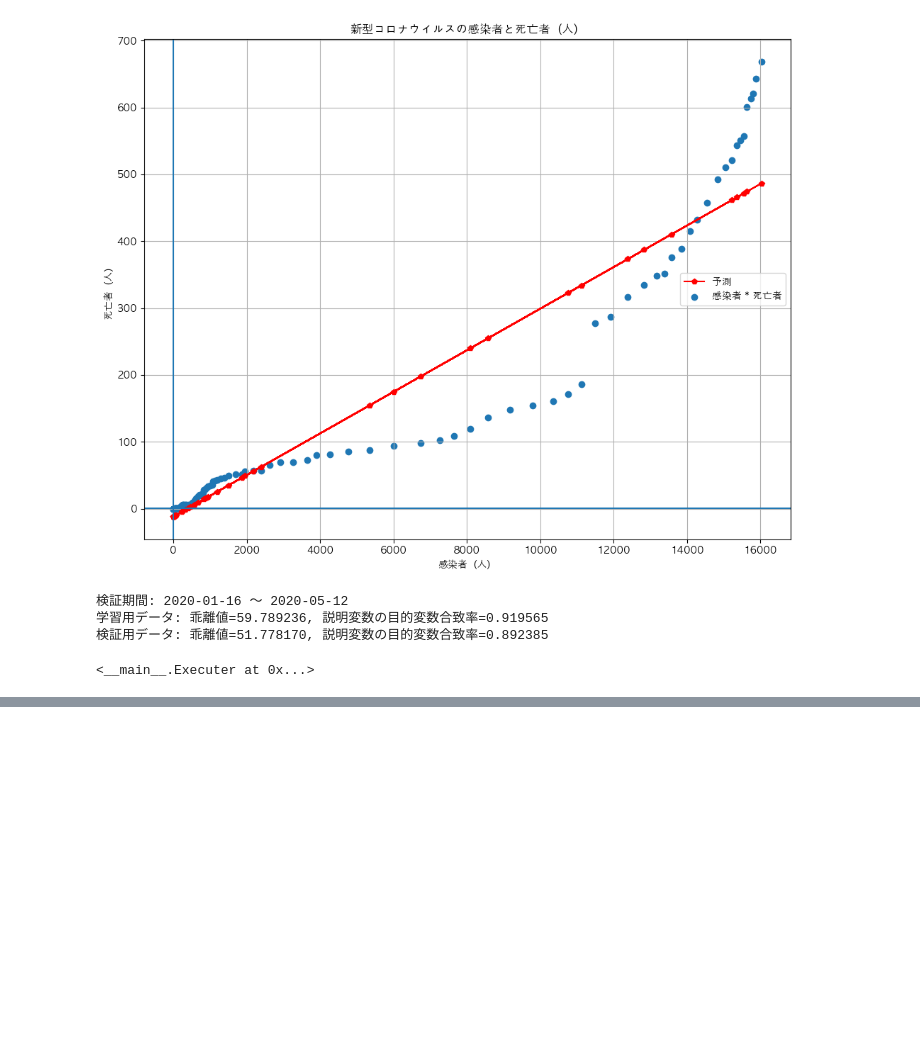
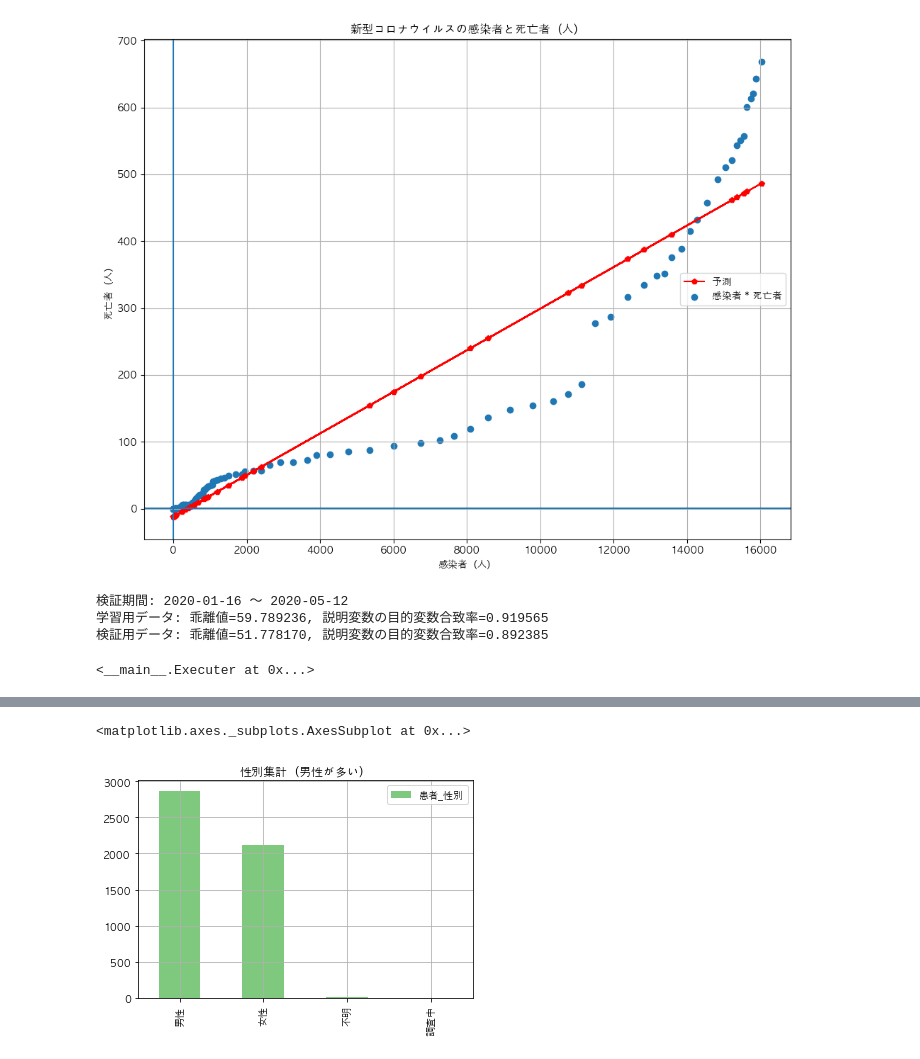
Before and after one commit to sin-to-jin/covid-19-machine-learning, a Jupyter notebook: src/Init-Analysis-Public.ipynb, the cells around one changed output, grey strips where cells are left out. Drawn from its saved outputs; the diff is of its cells as text; code cells hidden in the pictures; blank space fills up the shorter version.

```diff
--- a/src/Init-Analysis-Public.ipynb
+++ b/src/Init-Analysis-Public.ipynb
@@ -127,0 +136,5 @@ Executer(Covid19().execute())
+# %%
+tokyo_patients.loc[:,'患者_性別'].value_counts().plot(title='性別集計（男性が多い）', grid=True, colormap='Accent', legend=True, alpha=1, kind='bar')
+# %% [output]
+<matplotlib.axes._subplots.AxesSubplot at 0x...>
+[figure, added]
```
Also changed, not shown: parts of 4 cells of this notebook.
